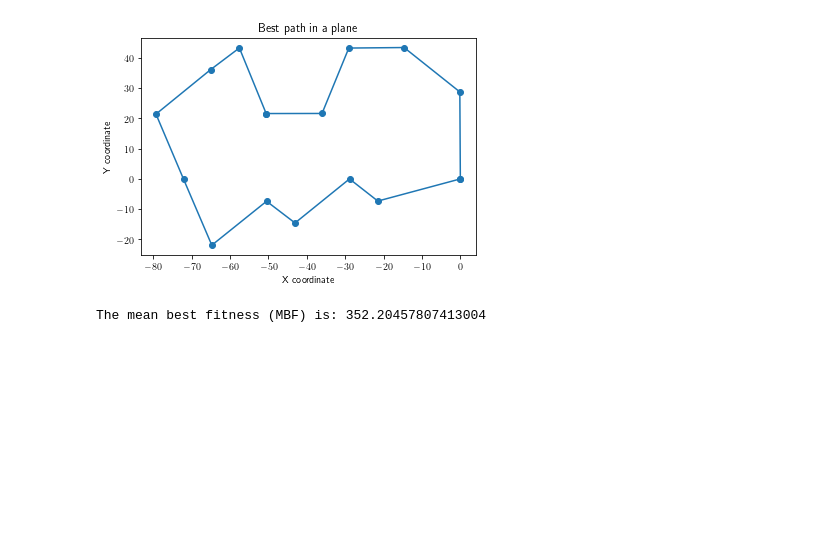
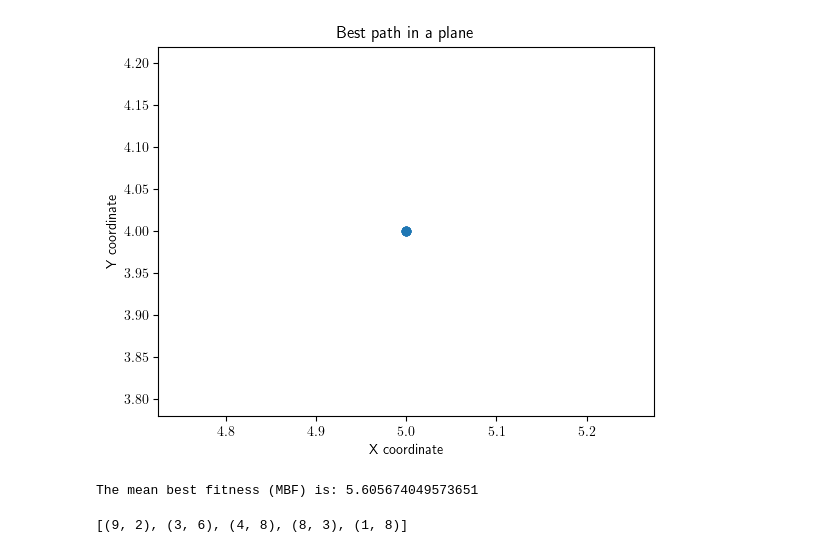
Before and after one commit to franciscopalmeromoya/TravellingSalesmanProblem, a Jupyter notebook: main.ipynb, the cells around one changed output. Cells and saved outputs as stored; diff of their text form; code cells hidden in the pictures; blank space fills up the shorter version.

```diff
--- a/main.ipynb
+++ b/main.ipynb
@@ -5,12 +5,14 @@ from tools.functions import *
 # %%
 # Set model parameters
 popSize = 10
-crossoverRate = 0.9
+crossoverRate = 1
 mutationRate = 0.9
-num_iter = 5*int(1e3)
+num_iter = 20 # 5*int(1e3)
 # %%
 # Load cities and compute the distance matrix
-cities = load('p01_sxy.txt', ';')
+# cities = load('p01_sxy.txt', ';')
+cities = create(5, 10)
+
 showCities(cities)
 EDM = computeEDM(cities)
 
@@ -23,7 +25,7 @@ chromosome = representation(cities)
 genAlg = ga.GeneticAlgorithm(chromosome, popSize, crossoverRate, mutationRate, num_iter, show = True)
 
 # Set optimal value
-genAlg.optimal_value = 291 # 33523
+# genAlg.optimal_value = 291 # 33523
 
 # Set termination condition
 genAlg.epsilon = 5
@@ -35,10 +37,14 @@ fittest, bestFitness = genAlg.run(EDM)
 # %%
 # Show solution
-showPath(fittest)
+showPath(fittest, 'path1')
 # %% [output]
-[figure, old version]
+[figure, new version]
 # %%
 # Show some statistics
 genAlg.showStats()
 # %% [output]
-The mean best fitness (MBF) is: 352.20457807413004
+The mean best fitness (MBF) is: 5.605674049573651
+# %%
+ga.pmx([(9, 2), (3, 6), (4, 8), (8, 3), (1, 8)], [(9, 2), (3, 6), (4, 8), (8, 3), (1, 8)])
+# %% [output]
+[(9, 2), (3, 6), (4, 8), (8, 3), (1, 8)]
```
Also changed, not shown: parts of 2 cells of this notebook, 26 other files.
